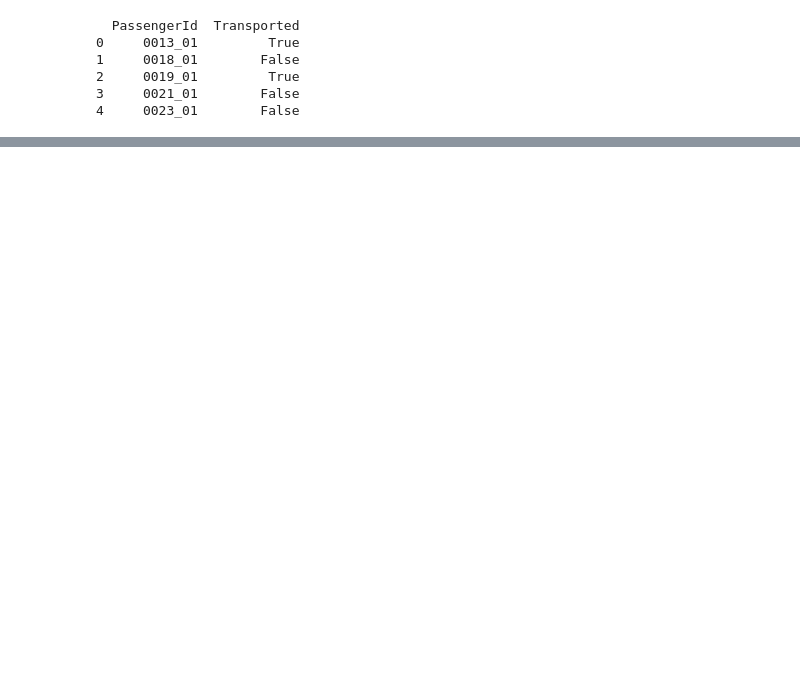
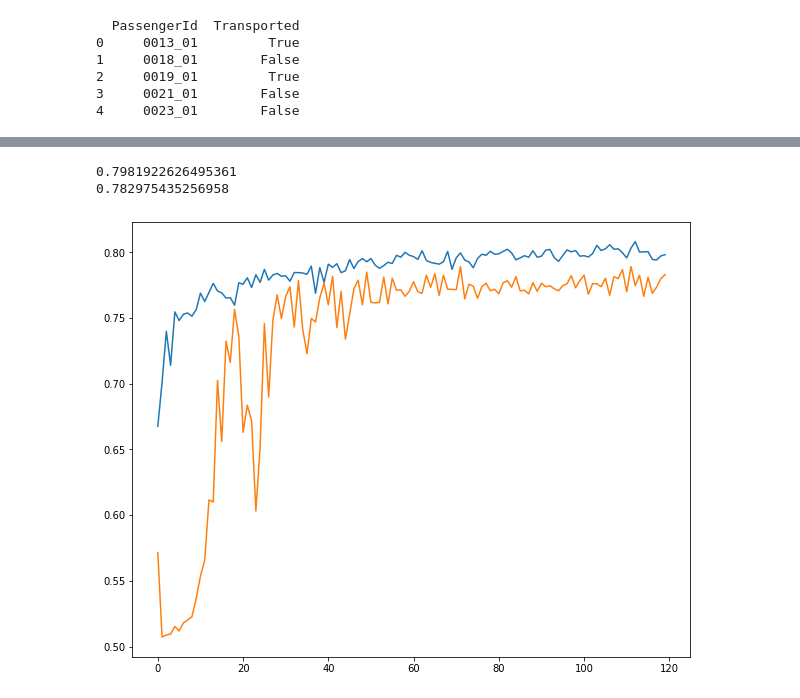
Before and after one commit to Mohit352-bit/Kaggle-Projects, a Jupyter notebook: Space Titanic.ipynb, the cells around one changed output, grey strips where cells are left out. Cells and saved outputs as stored; diff of their text form; code cells hidden in the pictures; blank space fills up the shorter version.

```diff
--- a/Space Titanic.ipynb
+++ b/Space Titanic.ipynb
@@ -156,7 +192,7 @@ X
 # %%
 X_train, X_test, y_train, y_test = train_test_split(X, y, test_size=0.3,random_state=42 )
 # %%
-scale = StandardScaler()
+scale = MinMaxScaler()
 X1_train = X_train.drop(['PassengerId'] , axis=1)
 X1_test = X_test.drop(['PassengerId'],axis=1)
 X1_train = scale.fit_transform(X1_train)
@@ -540,0 +597,19 @@ submission_df.to_csv('submission5.csv',index=False)
+# %%
+model = tf.keras.Sequential([
+    tf.keras.layers.Dense(2048 , activation='relu',kernel_regularizer=tf.keras.regularizers.l2(0.001)),
+    tf.keras.layers.BatchNormalization(),
+    tf.keras.layers.Dropout(0.5),
+    tf.keras.layers.Dense(1024 , activation='relu',kernel_regularizer=tf.keras.regularizers.l2(0.001)),
+    tf.keras.layers.BatchNormalization(),
+    tf.keras.layers.Dropout(0.3),
+    tf.keras.layers.Dense(1 , activation='sigmoid')
+
+])
+# %%
+model.compile(loss =tf.keras.losses.BinaryCrossentropy(from_logits=False),
+              optimizer ='adam',
+              metrics = ['accuracy'])
+# %%
+tf.convert_to_tensor(X1_train)
+tf.convert_to_tensor(y_train)
+model_fit= model.fit( X1_train , y_train ,epochs=120,validation_data=(X1_test , y_test), verbose=2 ,batch_size =1000)
@@ -540,0 +634,16 @@ submission_df.to_csv('submission5.csv',index=False)
+# %%
+print(model_fit.history['accuracy'][-1])
+print(model_fit.history['val_accuracy'][-1])
+# %% [output]
+0.7981922626495361
+0.782975435256958
+# %%
+plt.figure(figsize=(10,8))
+acc = model_fit.history['accuracy']
+val_acc = model_fit.history['val_accuracy']
+epoch = range(0,len(acc))
+plt.plot(epoch,acc)
+plt.plot(epoch,val_acc )
+plt.show()
+# %% [output]
+[figure, added]
```
Also changed, not shown: parts of 20 cells of this notebook, 9 other files.
